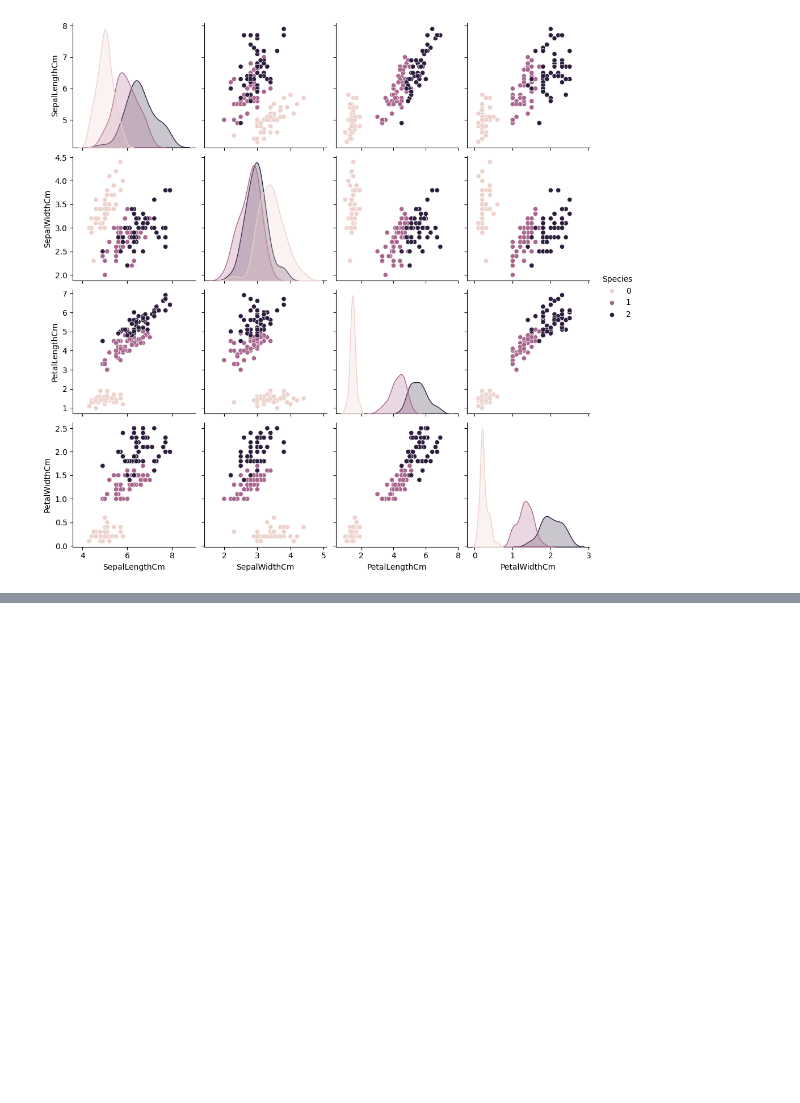
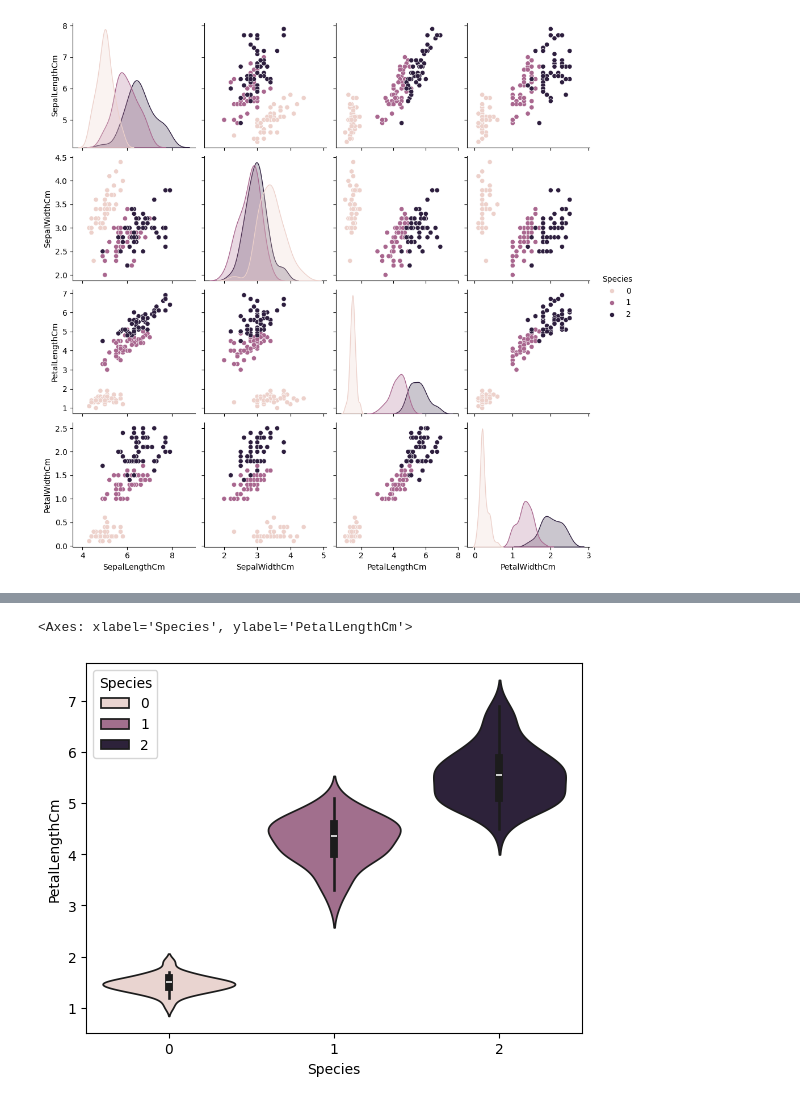
Before and after one commit to sid404-cmd/mdm, a Jupyter notebook: svm/exp.ipynb, the cells around one changed output, grey strips where cells are left out. Cells and saved outputs as stored; diff of their text form; code cells hidden in the pictures; blank space fills up the shorter version.

```diff
--- a/svm/exp.ipynb
+++ b/svm/exp.ipynb
@@ -105,0 +111,10 @@ sns.pairplot(data=df, hue="Species")
+# %%
+sns.violinplot(
+    x="Species",
+    y="PetalLengthCm",
+    data=df,
+    hue="Species"
+)
+# %% [output]
+<Axes: xlabel='Species', ylabel='PetalLengthCm'>
+[figure, added]
```
Also changed, not shown: parts of 1 cell of this notebook.
